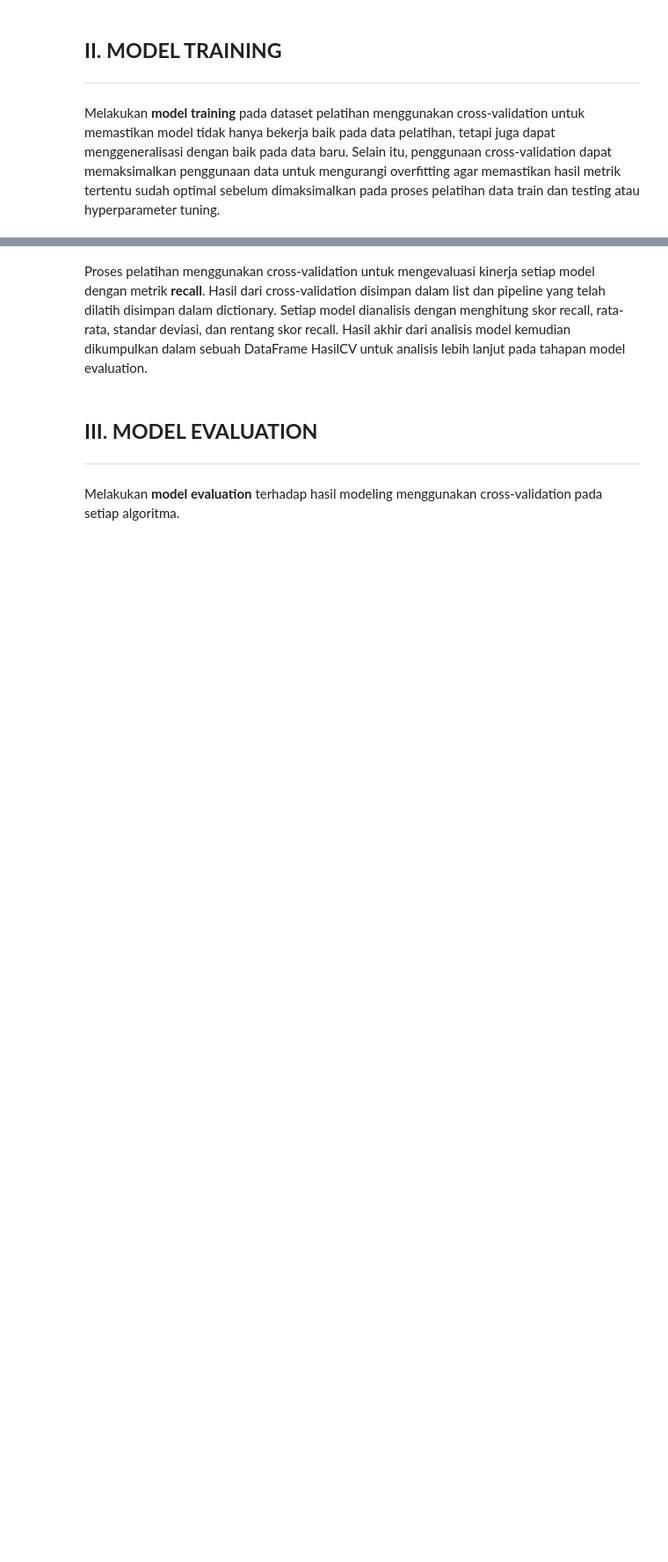
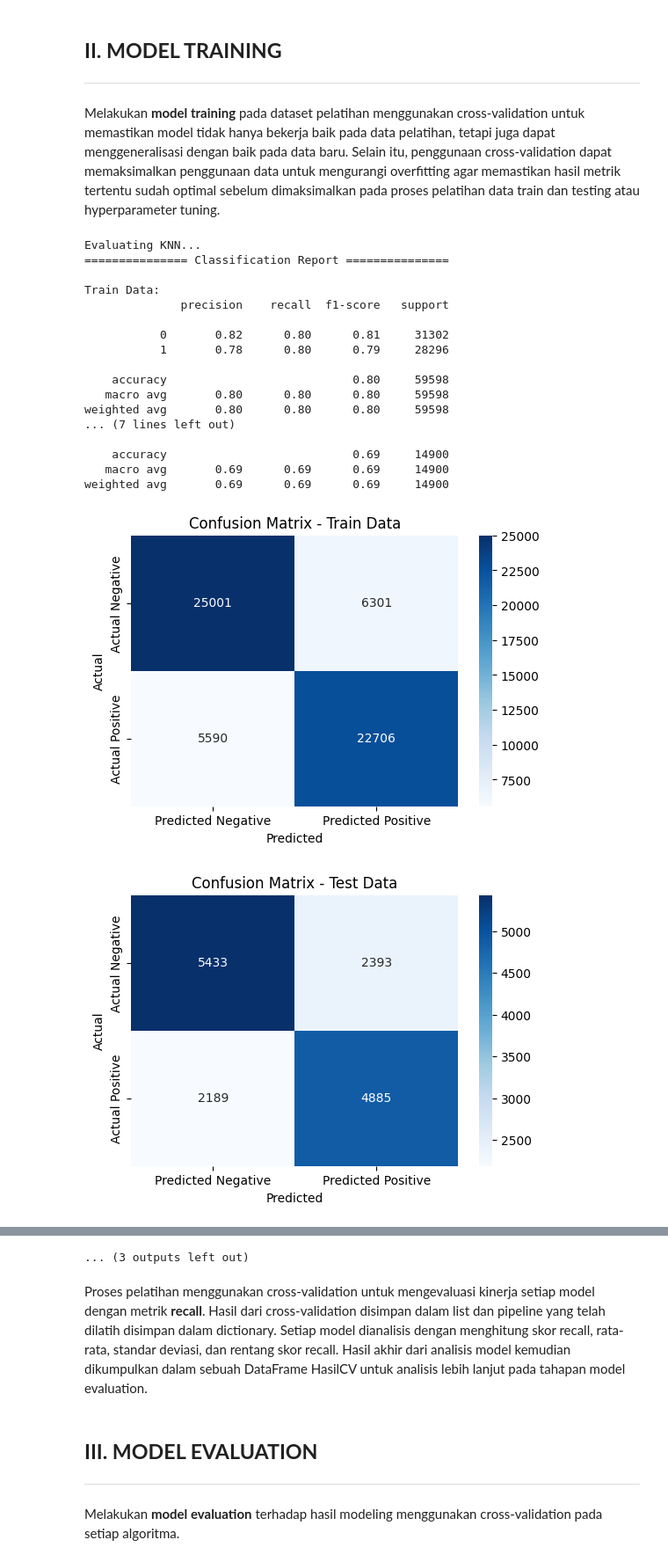
Before and after one commit to rafisiregar/Employee-Churn-Prediction, a Jupyter notebook: P1M2_rafi_siregar.ipynb, the cells around one changed output, grey strips where cells are left out. Shown at 88% size. Cells and saved outputs as stored; diff of their text form; code cells hidden in the pictures; blank space fills up the shorter version.

```diff
--- a/P1M2_rafi_siregar.ipynb
+++ b/P1M2_rafi_siregar.ipynb
@@ -806,3 +814,38 @@ models = {
 ## **II. MODEL TRAINING**
 ___
 Melakukan **model training** pada dataset pelatihan menggunakan cross-validation untuk memastikan model tidak hanya bekerja baik pada data pelatihan, tetapi juga dapat menggeneralisasi dengan baik pada data baru. Selain itu, penggunaan cross-validation dapat memaksimalkan penggunaan data untuk mengurangi overfitting agar memastikan hasil metrik tertentu sudah optimal sebelum dimaksimalkan pada proses pelatihan data train dan testing atau hyperparameter tuning.
+# %%
+for name, model in models.items():
+    print(f"Evaluating {name}...")
+
+    # Pipeline untuk setiap model
+    pipeline = Pipeline([
+        ('preprocess', preprocess),  # Proses preprocessing yang sudah disiapkan
+        ('model', model)  # Model yang digunakan
+    ])
+
+    # Latih pipeline menggunakan data pelatihan
+    pipeline.fit(X_train, y_train)
+
+    # Evaluasi model dan print laporan klasifikasi
+    ep.evaluate_model_class_report(pipeline, X_train, y_train, X_test, y_test)
+# %% [output]
+Evaluating KNN...
+=============== Classification Report ===============
+
+Train Data:
+              precision    recall  f1-score   support
+
+           0       0.82      0.80      0.81     31302
+           1       0.78      0.80      0.79     28296
+
+    accuracy                           0.80     59598
+   macro avg       0.80      0.80      0.80     59598
+weighted avg       0.80      0.80      0.80     59598
+... (7 lines left out)
+
+    accuracy                           0.69     14900
+   macro avg       0.69      0.69      0.69     14900
+weighted avg       0.69      0.69      0.69     14900
+[figure, added]
+[figure, added]
@@ -809,3 +909,4 @@ Melakukan **model training** pada dataset pelatihan menggunakan cross-validation
+... (3 outputs left out)
 # %%
 import warnings
 
```
Also changed, not shown: parts of 9 cells of this notebook, 2 other files.
